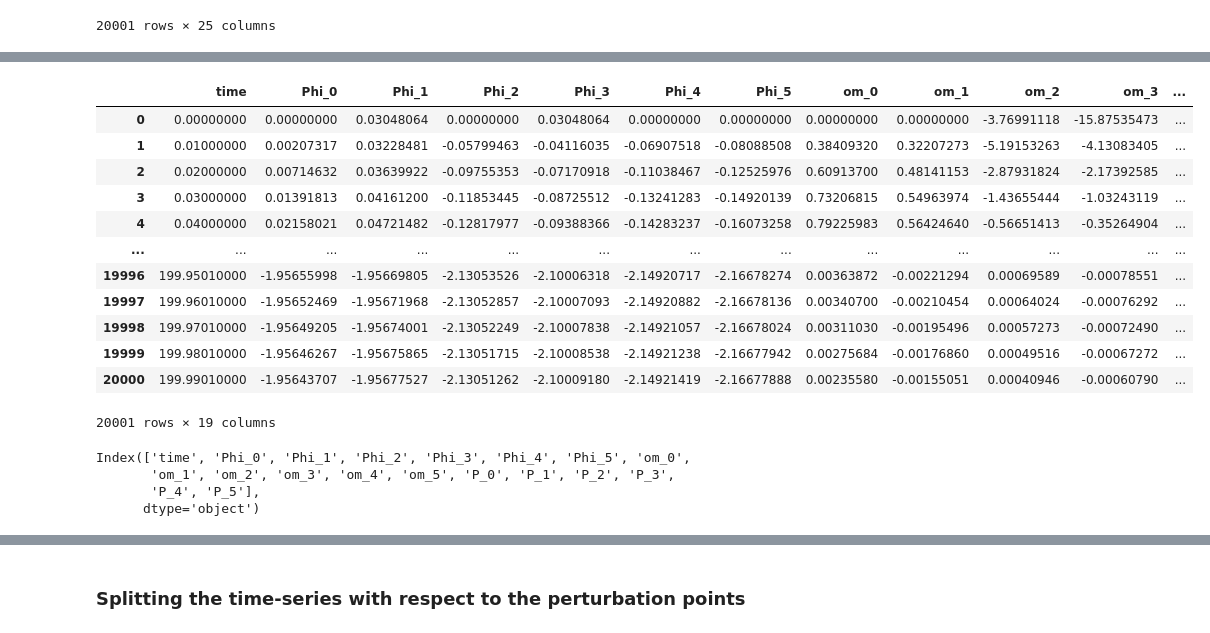
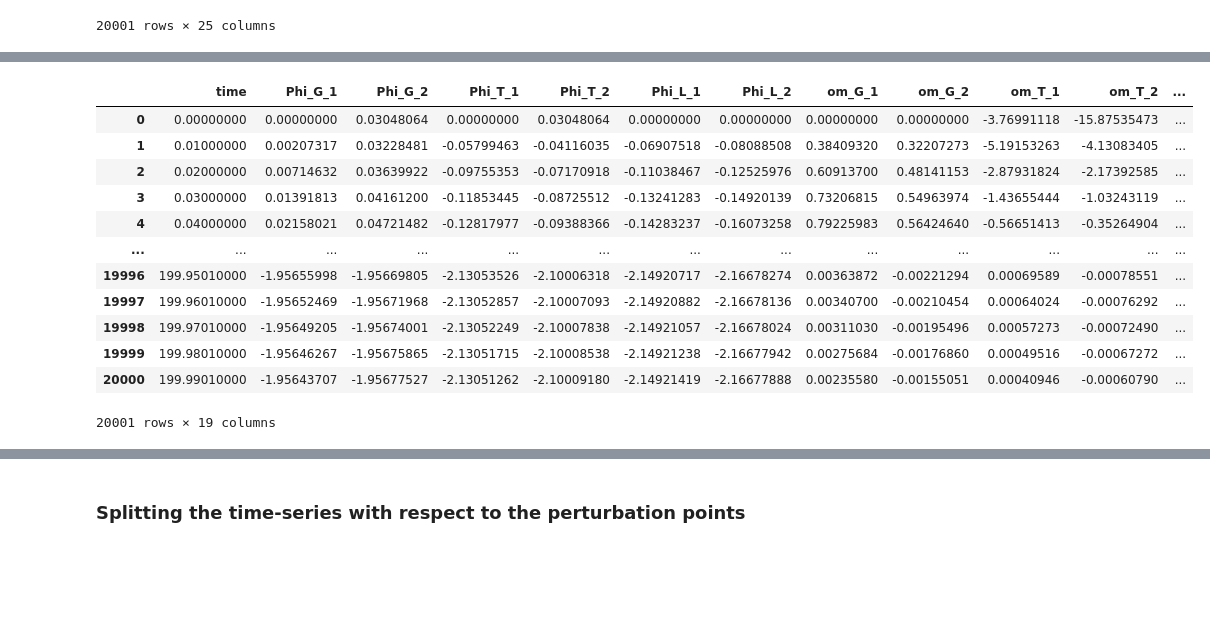
Before and after one commit to mjayadharan/DAE-FINDER_dev, a Jupyter notebook: power_grid_data_1-larger_perturb_new.ipynb, the cells around one changed output, grey strips where cells are left out. Cells and saved outputs as stored; diff of their text form; code cells hidden in the pictures; blank space fills up the shorter version.

```diff
--- a/power_grid_data_1-larger_perturb_new.ipynb
+++ b/power_grid_data_1-larger_perturb_new.ipynb
@@ -69,0 +99,3 @@ data_matrix_df
+# %%
+column_label_dict = {column: column_label_changer(column) for column in data_matrix_df.columns}
+column_label_dict
@@ -70,6 +120,7 @@ data_matrix_df
 # %%
-new_column_names = ["time", "Phi_0", "Phi_1", "Phi_2", "Phi_3", "Phi_4", "Phi_5",
-                   "om_0", "om_1", "om_2", "om_3","om_4", "om_5", "P_0", "P_1", "P_2", "P_3", "P_4", "P_5",
-                   "Q_0", "Q_1", "Q_2", "Q_3", "Q_4", "Q_5"]
-data_matrix_df.rename(columns=dict((zip(data_matrix_df.columns, new_column_names))),
-                     inplace=True)
+# new_column_names = ["time", "Phi_0", "Phi_1", "Phi_2", "Phi_3", "Phi_4", "Phi_5",
+#                    "om_0", "om_1", "om_2", "om_3","om_4", "om_5", "P_0", "P_1", "P_2", "P_3", "P_4", "P_5",
+#                    "Q_0", "Q_1", "Q_2", "Q_3", "Q_4", "Q_5"]
+
+#Renaming the state variables for compactness
+data_matrix_df.rename(columns= column_label_dict, inplace=True)
@@ -76,10 +143,12 @@ data_matrix_df.rename(columns=dict((zip(data_matrix_df.columns, new_column_names
+# %%
+#Removing Reactive power from the timeseries they are not needed for fitting
+non_reactive_columns = [column for column in data_matrix_df.columns if "Q" not in column]
+
+data_matrix_df = data_matrix_df[non_reactive_columns]
 # %%
-data_matrix_df = data_matrix_df[["time", "Phi_0", "Phi_1", "Phi_2", "Phi_3", "Phi_4", "Phi_5",
-                  "om_0", "om_1", "om_2", "om_3","om_4", "om_5", "P_0", "P_1", "P_2", "P_3", "P_4", "P_5"]]
-
 data_matrix_df
 # %% [output]
-|  | time | Phi_0 | Phi_1 | Phi_2 | Phi_3 | Phi_4 | Phi_5 | om_0 | om_1 | om_2 | om_3 | ... |
+|  | time | Phi_G_1 | Phi_G_2 | Phi_T_1 | Phi_T_2 | Phi_L_1 | Phi_L_2 | om_G_1 | om_G_2 | om_T_1 | om_T_2 | ... |
 | 0 | 0.00000000 | 0.00000000 | 0.03048064 | 0.00000000 | 0.03048064 | 0.00000000 | 0.00000000 | 0.00000000 | 0.00000000 | -3.76991118 | -15.87535473 | ... |
 | 1 | 0.01000000 | 0.00207317 | 0.03228481 | -0.05799463 | -0.04116035 | -0.06907518 | -0.08088508 | 0.38409320 | 0.32207273 | -5.19153263 | -4.13083405 | ... |
 | 2 | 0.02000000 | 0.00714632 | 0.03639922 | -0.09755353 | -0.07170918 | -0.11038467 | -0.12525976 | 0.60913700 | 0.48141153 | -2.87931824 | -2.17392585 | ... |
@@ -92,11 +161,4 @@ data_matrix_df
 | 19999 | 199.98010000 | -1.95646267 | -1.95675865 | -2.13051715 | -2.10008538 | -2.14921238 | -2.16677942 | 0.00275684 | -0.00176860 | 0.00049516 | -0.00067272 | ... |
 | 20000 | 199.99010000 | -1.95643707 | -1.95677527 | -2.13051262 | -2.10009180 | -2.14921419 | -2.16677888 | 0.00235580 | -0.00155051 | 0.00040946 | -0.00060790 | ... |
 20001 rows × 19 columns
-# %%
-data_matrix_df.columns
-# %% [output]
-Index(['time', 'Phi_0', 'Phi_1', 'Phi_2', 'Phi_3', 'Phi_4', 'Phi_5', 'om_0',
-       'om_1', 'om_2', 'om_3', 'om_4', 'om_5', 'P_0', 'P_1', 'P_2', 'P_3',
-       'P_4', 'P_5'],
-      dtype='object')
 # %%
```
Also changed, not shown: parts of 38 cells of this notebook, 2 other files.
